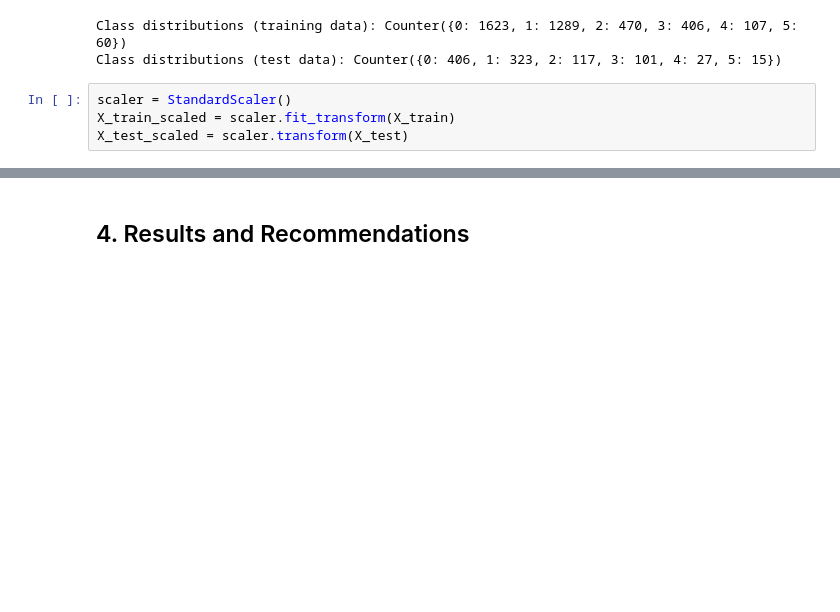
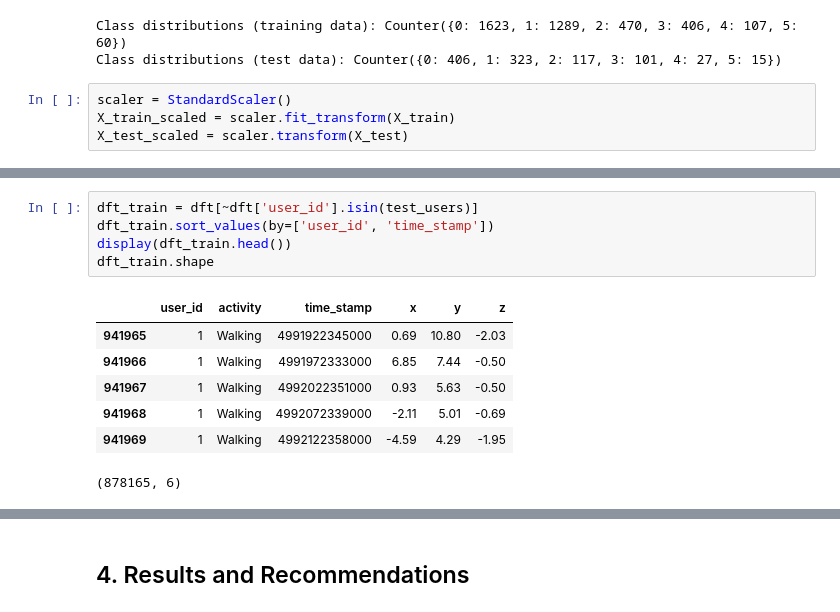
Before and after one commit to setare92-ha/activity_recognition_project, a Jupyter notebook: main.ipynb, the cells around one changed output, grey strips where cells are left out. Drawn from its saved outputs; the diff is of its cells as text; blank space fills up the shorter version.

```diff
--- a/main.ipynb
+++ b/main.ipynb
@@ -299,0 +410,13 @@ We have successfully reproduced the results for Logistic Regression in the origi
+# %%
+dft_train = dft[~dft['user_id'].isin(test_users)]
+dft_train.sort_values(by=['user_id', 'time_stamp'])
+display(dft_train.head())
+dft_train.shape
+# %% [output]
+|  | user_id | activity | time_stamp | x | y | z |
+| 941965 | 1 | Walking | 4991922345000 | 0.69 | 10.80 | -2.03 |
+| 941966 | 1 | Walking | 4991972333000 | 6.85 | 7.44 | -0.50 |
+| 941967 | 1 | Walking | 4992022351000 | 0.93 | 5.63 | -0.50 |
+| 941968 | 1 | Walking | 4992072339000 | -2.11 | 5.01 | -0.69 |
+| 941969 | 1 | Walking | 4992122358000 | -4.59 | 4.29 | -1.95 |
+(878165, 6)
```
Also changed, not shown: parts of 26 cells of this notebook, 2 other files.
